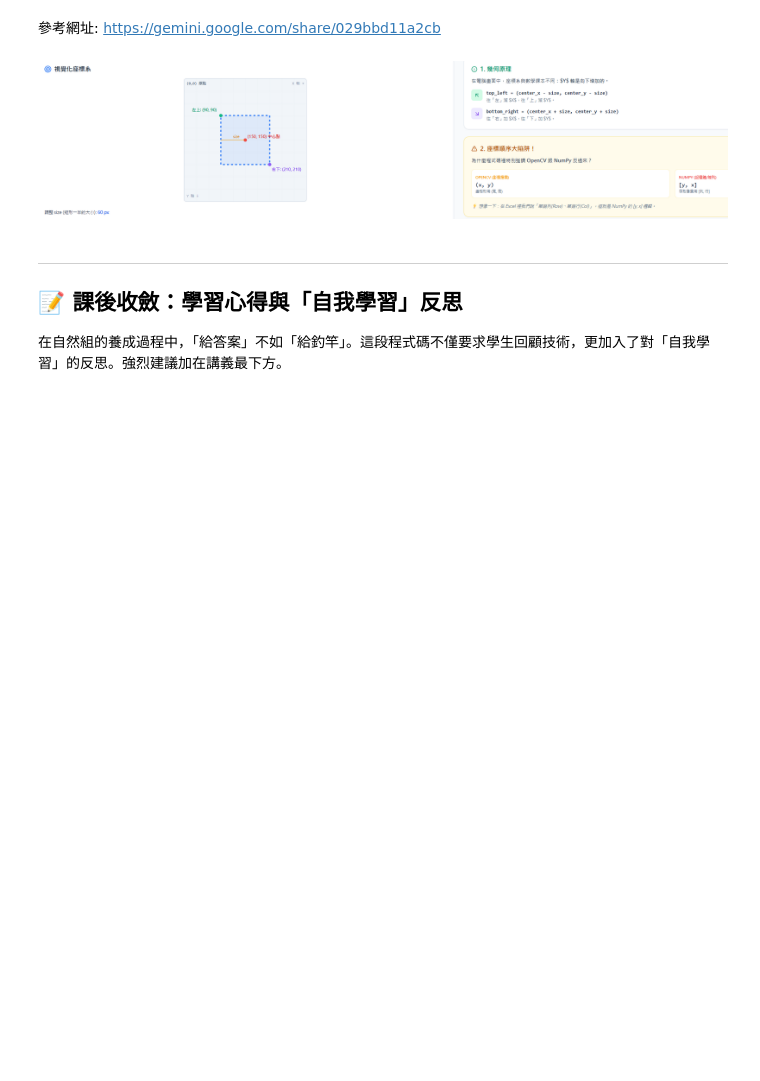
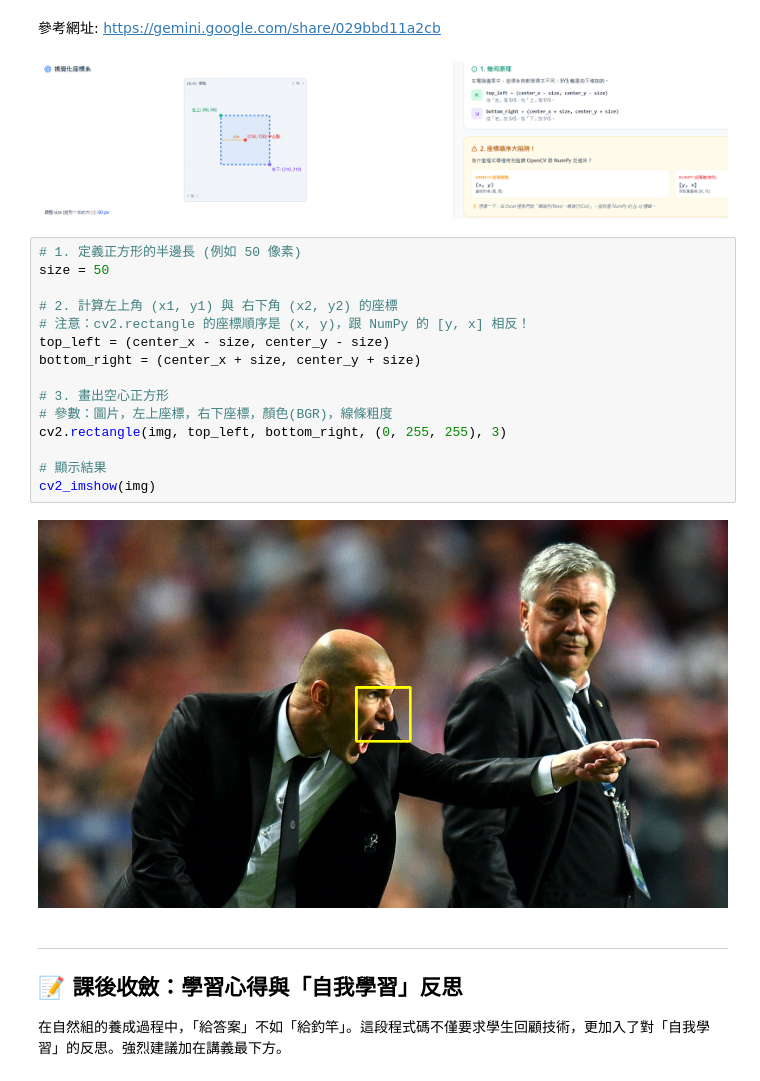
Before and after one commit to shao-chen-1106/ColabRep, a Jupyter notebook: 學習OpenCV視覺與Python邏輯.ipynb, the cells around one changed output. Cells and saved outputs as stored; diff of their text form; blank space fills up the shorter version.

```diff
--- a/學習OpenCV視覺與Python邏輯.ipynb
+++ b/學習OpenCV視覺與Python邏輯.ipynb
@@ -167,6 +167,23 @@ else :
 參考網址: https://gemini.google.com/share/029bbd11a2cb
 # %% [markdown]
 ![image.png](embedded-picture-1)
+# %%
+# 1. 定義正方形的半邊長 (例如 50 像素)
+size = 50
+
+# 2. 計算左上角 (x1, y1) 與 右下角 (x2, y2) 的座標
+# 注意：cv2.rectangle 的座標順序是 (x, y)，跟 NumPy 的 [y, x] 相反！
+top_left = (center_x - size, center_y - size)
+bottom_right = (center_x + size, center_y + size)
+
+# 3. 畫出空心正方形
+# 參數：圖片，左上座標，右下座標，顏色(BGR)，線條粗度
+cv2.rectangle(img, top_left, bottom_right, (0, 255, 255), 3)
+
+# 顯示結果
+cv2_imshow(img)
+# %% [output]
+[figure, added]
 # %% [markdown]
 ---
 
```
